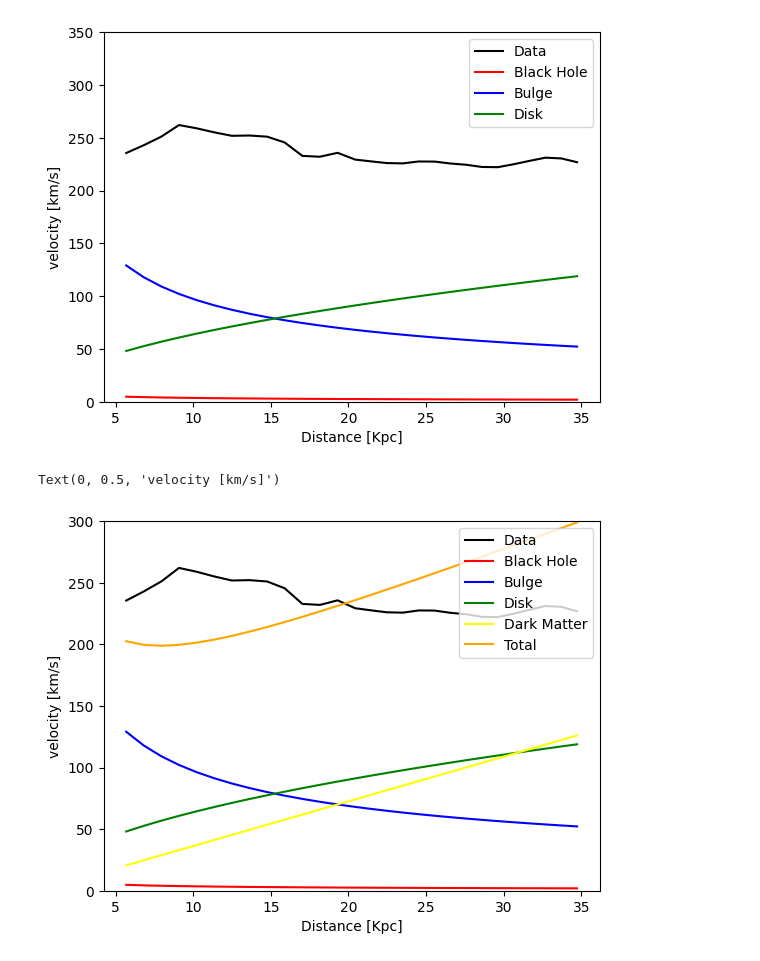
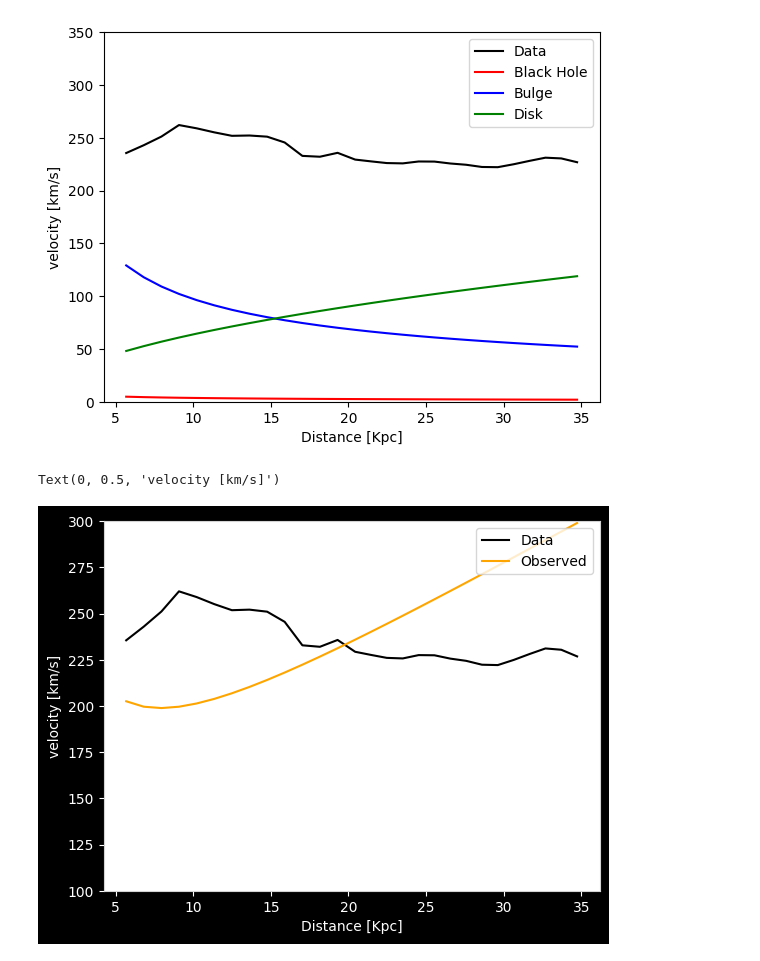
Before and after one commit to kAi3345/Astron, a Jupyter notebook: rotation_curve.ipynb, the cells around one changed output. Cells and saved outputs as stored; diff of their text form; code cells hidden in the pictures.

```diff
--- a/rotation_curve.ipynb
+++ b/rotation_curve.ipynb
@@ -8,6 +8,34 @@ import matplotlib.pyplot as plt
 import pandas as pd
 # %%
 from google.colab import files
+# %%
+plt.rcParams.update({
+
+"lines.color": "white",
+
+"patch.edgecolor": "white",
+
+"text.color": "black",
+
+"axes.facecolor": "white",
+
+"axes.edgecolor": "lightgray",
+
+"axes.labelcolor": "white",
+
+"xtick.color": "white",
+
+"ytick.color": "white",
+
+"grid.color": "lightgray",
+
+"figure.facecolor": "black",
+
+"figure.edgecolor": "black",
+
+"savefig.facecolor": "black",
+
+"savefig.edgecolor": "black"})
 # %%
 upload = files.upload()      #upload the galaxy rotation data file
 # %% [output]
@@ -168,36 +196,36 @@ Text(0, 0.5, 'velocity [km/s]')
 # %%
 mass_Dmatter = 1.1e11 * u.solMass
 radius_Dmatter = 3.3e4 * u.parsec
 
 density_Dmatter = mass_Dmatter / (4/3 * np.pi * radius_Dmatter**3)
 
 def calc_dMatterMass (density,radius):
   volume = 4/3 * np.pi * radius ** 3;
   return density * volume;
 
 dMatterMass = calc_dMatterMass(density_Dmatter,rad)
 
 vel_dMatter = np.zeros(np.shape(dis)) * u.km / u.s
 
 vel_dMatter = calc_orbital_velocity(dMatterMass,rad).to (u.km/ u.s)
 
-vel_total = vel_dMatter + vel_bh + vel_bul + vel_disk;
+vel_total = vel_bh + vel_bul + vel_disk + vel_dMatter;
 
 dis = tab['col2']                                                          # creating a distance array with the data of column 2 of the file galaxy_rotation_2006.txt
 vel = tab['col3']                                                          # creating a velocity array with the data of column 2 of the file galaxy_rotation_2006.txt
 plt.plot(dis,vel, color ="black", label = "Data")                          # draw a black line labeled by "Data" with x values from distance array and y values from velocity array
-plt.plot(dis,vel_bh.value, color = "red", label = "Black Hole")            # draw a red line labeled by "Black Hole" with x values from distance array and y values from vel_bh array that stores the black hole orbital velocity
-plt.plot(dis,vel_bul.value,color = "blue", label = "Bulge")
-plt.plot(dis,vel_disk.value,color = "green", label = "Disk")
-plt.plot(dis,vel_dMatter.value,color = "yellow", label = "Dark Matter")
-plt.plot(dis,vel_total.value, color = "orange", label = "Total")
+#plt.plot(dis,vel_bh.value, color = "red", label = "Black Hole")            # draw a red line labeled by "Black Hole" with x values from distance array and y values from vel_bh array that stores the black hole orbital velocity
+#plt.plot(dis,vel_bul.value,color = "blue", label = "Bulge")
+#plt.plot(dis,vel_disk.value,color = "green", label = "Disk")
+#plt.plot(dis,vel_dMatter.value,color = "yellow", label = "Dark Matter")
+plt.plot(dis,vel_total.value, color = "orange", label = "Observed")
 plt.legend(loc = "upper right")
-plt.ylim(0,300)                                                            # limit y axis from 0 to 300
+plt.ylim(100,300)                                                            # limit y axis from 0 to 300
 plt.xlabel("Distance [Kpc]")                                               # label x-axis as the distance in kiloparsec
 plt.ylabel("velocity [km/s]")
 # %% [output]
 Text(0, 0.5, 'velocity [km/s]')
-[figure, old version]
+[figure, new version]
 # %%
 df = pd.DataFrame(dis)
 df['radius'] = dis;
```
Also changed, not shown: parts of 2 cells of this notebook.
